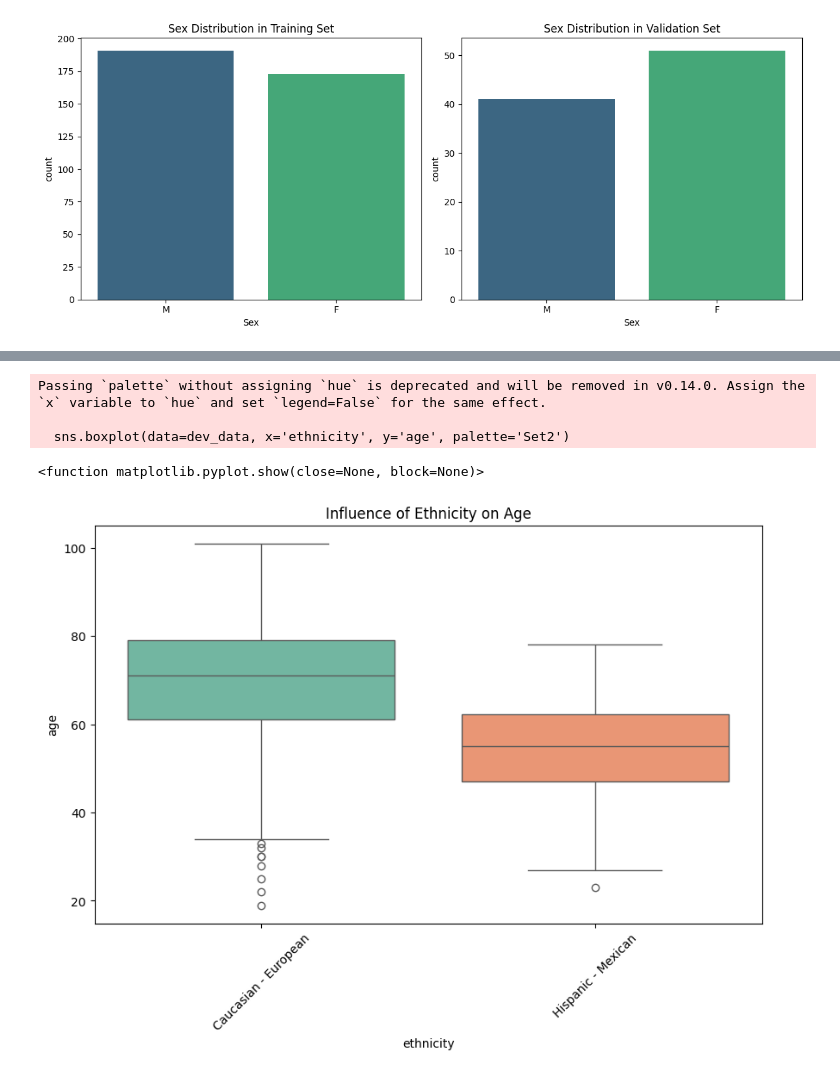
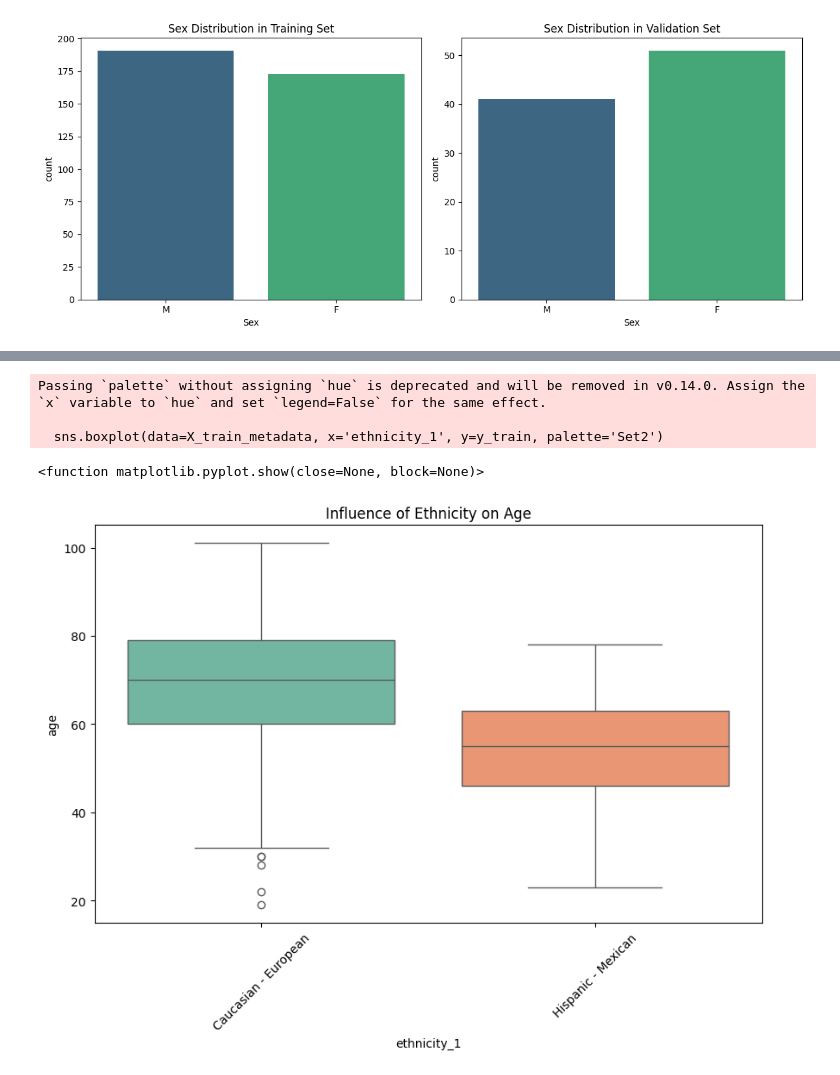
Before and after one commit to xanthippilouka/MLCB_Assignment1_Louka, a Jupyter notebook: notebooks/data_exploration.ipynb, the cells around one changed output, grey strips where cells are left out. Saved outputs shown, nothing was run; the diff lists cells and outputs as text; code cells hidden in the pictures.

```diff
--- a/notebooks/data_exploration.ipynb
+++ b/notebooks/data_exploration.ipynb
@@ -355,14 +377,17 @@ Passing `palette` without assigning `hue` is deprecated and will be removed in v
 # %%
+#Explore the metadata of the training set
+ethnicity_names = ['Caucasian - European', 'Hispanic - Mexican']
+
 plt.figure(figsize=(10,6))
-sns.boxplot(data=dev_data, x='ethnicity', y='age', palette='Set2')
+sns.boxplot(data=X_train_metadata, x='ethnicity_1', y=y_train, palette='Set2')
 plt.xticks(ticks=[0,1],labels=ethnicity_names, rotation=45)
 plt.title(f'Influence of Ethnicity on Age')
 plt.show
 # %% [output]
 Passing `palette` without assigning `hue` is deprecated and will be removed in v0.14.0. Assign the `x` variable to `hue` and set `legend=False` for the same effect.
 
-  sns.boxplot(data=dev_data, x='ethnicity', y='age', palette='Set2')
+  sns.boxplot(data=X_train_metadata, x='ethnicity_1', y=y_train, palette='Set2')
 <function matplotlib.pyplot.show(close=None, block=None)>
-[figure, old version]
+[figure, new version]
 # %%
 #For the numerical variables, calculate the statistics
```
Also changed, not shown: parts of 7 cells of this notebook.
